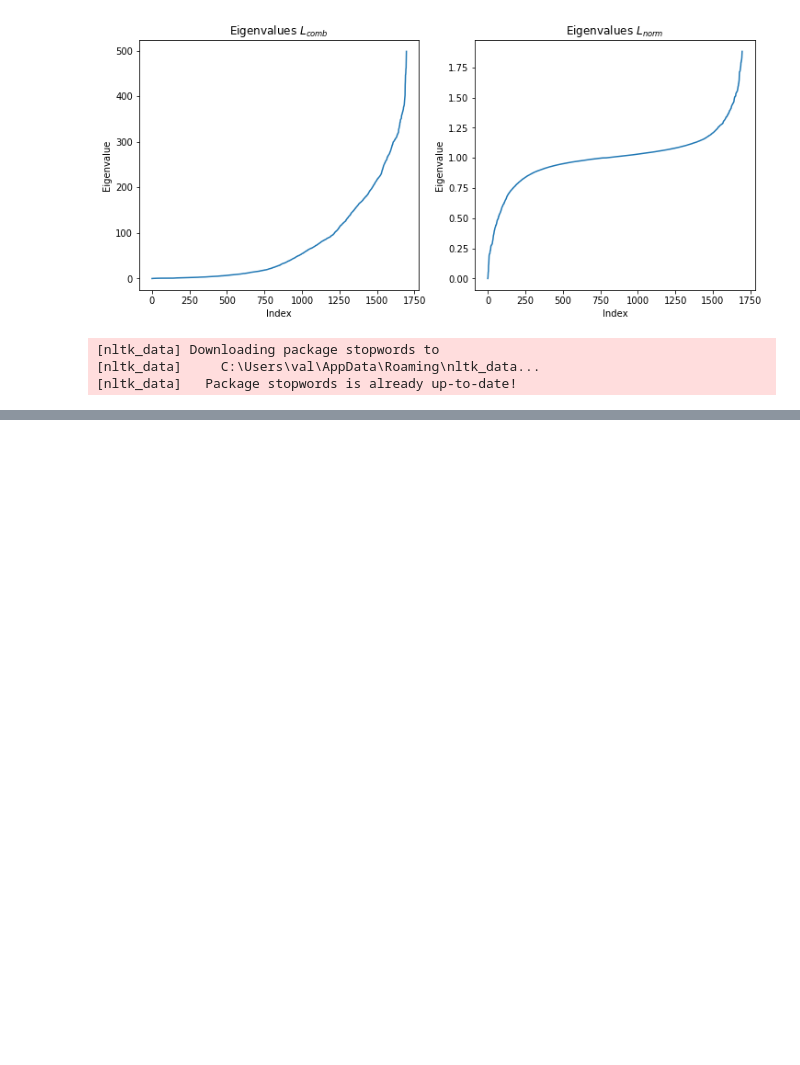
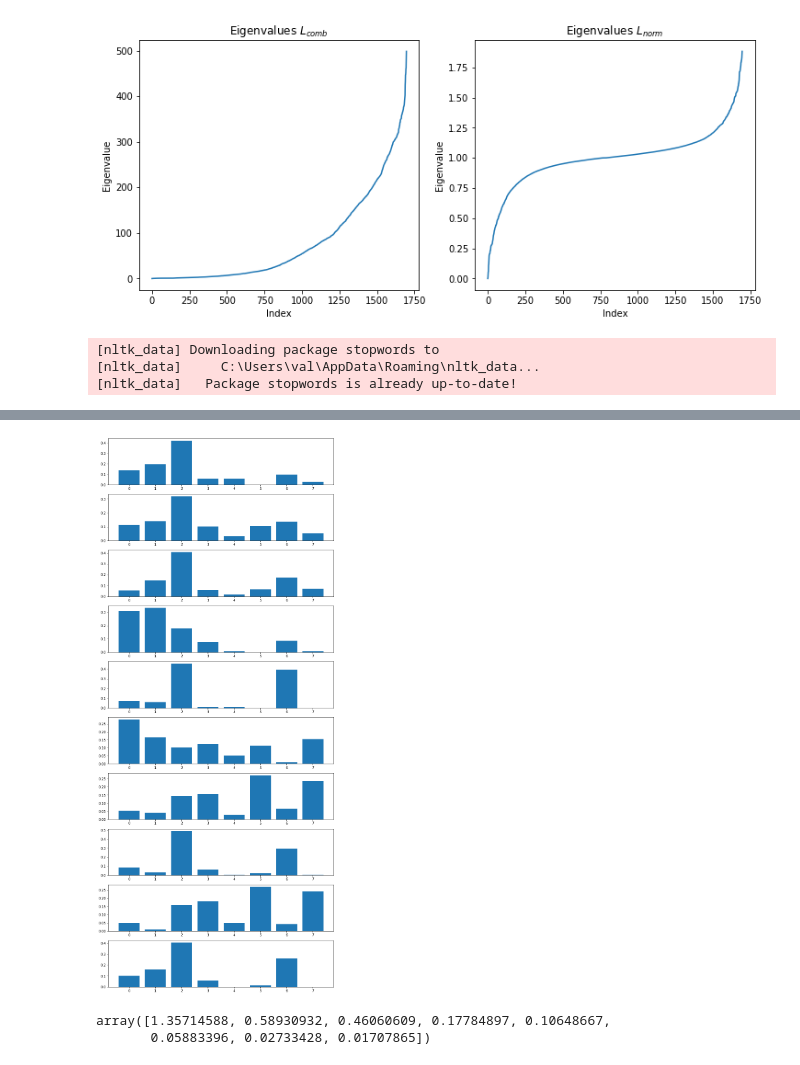
Before and after one commit to ValerianRey/Browser-19, a Jupyter notebook: Network.ipynb, the cells around one changed output, grey strips where cells are left out. Saved outputs shown, nothing was run; the diff lists cells and outputs as text; code cells hidden in the pictures; blank space fills up the shorter version.

Commit message:
more control over the clusterings, comparison possible with Tina's themes, svd of the result, plot of the result

```diff
--- a/Network.ipynb
+++ b/Network.ipynb
@@ -43,0 +56,3 @@ else:
+# %%
+topics = df_meta['topic']
+topics.value_counts()
@@ -181,9 +214,11 @@ plt.show()
 # %% [output]
 [figure]
 # %%
-new_labels = {}
+index_to_title = {}
+title_to_index = {}
 for i in list(G.nodes):
-    new_labels.update({i: titles[i]})
+    index_to_title.update({i: titles[i]})
+    title_to_index.update({titles[i]: i})
 # %%
-G = nx.relabel.relabel_nodes(G, new_labels)
+G = nx.relabel.relabel_nodes(G, index_to_title)
 # %%
@@ -221,10 +298,12 @@ stop_words.add('virus')
 stop_words.add('novel')
 stop_words.add('chapter')
 # %%
-#clusters = compute_clusters_lpa(G)
-#clusters = compute_clusters_fluid(G)  # Works quite well with high epsilon (.85) and only keeping main connected component
-clusters = compute_clusters_spacial(X, method='pca', dim=3, n_clusters=4)
-#clusters = compute_clusters_girvan(G, 30)
+dtype = 'topic'
+
+#clusters = compute_clusters_lpa(G, dtype=dtype)  # Poor results
+clusters = compute_clusters_fluid(G, dtype=dtype)  # Works quite well with high epsilon (.85) and only keeping main connected component
+#clusters = compute_clusters_girvan(G, iterations=3, dtype=dtype)  # Takes forever to compute on big graphs
+#clusters = compute_clusters_spacial(X, method='pca', dim=3, n_clusters=8, dtype=dtype)
 for cluster in clusters:
     print(len(cluster))
 # %% [output]
@@ -264,0 +350,25 @@ for cluster in clusters:
+# %%
+min_community_size = 0
+top_k = 10
+X_topics = np.ndarray((len(clusters), 8))
+if dtype == 'topic':
+    fig, ax =  plt.subplots(len(clusters))
+    fig.set_size_inches(12, 30)
+    i = 0
+    for cluster in clusters:
+        if len(cluster) < min_community_size:
+            continue
+        topic_count = {'0': 0, '1': 0, '2': 0, '3': 0, '4': 0, '5': 0, '6': 0, '7': 0}
+        for topics_ in cluster:
+            for topic in topics_:
+                topic_count[topic] += 1
+
+        x = topic_count.keys()
+        height = topic_count.values()
+        norm = [float(i)/sum(height) for i in height]
+        X_topics[i] = np.asarray(norm)
+        ax[i].bar(x, norm)
+        i += 1
+    plt.show()
+# %% [output]
+[figure, added]
@@ -265,2 +377,7 @@ for cluster in clusters:
+# %%
+s
+# %% [output]
+array([1.35714588, 0.58930932, 0.46060609, 0.17784897, 0.10648667,
+       0.05883396, 0.02733428, 0.01707865])
 # %%
 nx.write_gexf(G, "data/graph.gexf")
```
Also changed, not shown: parts of 11 cells of this notebook.
